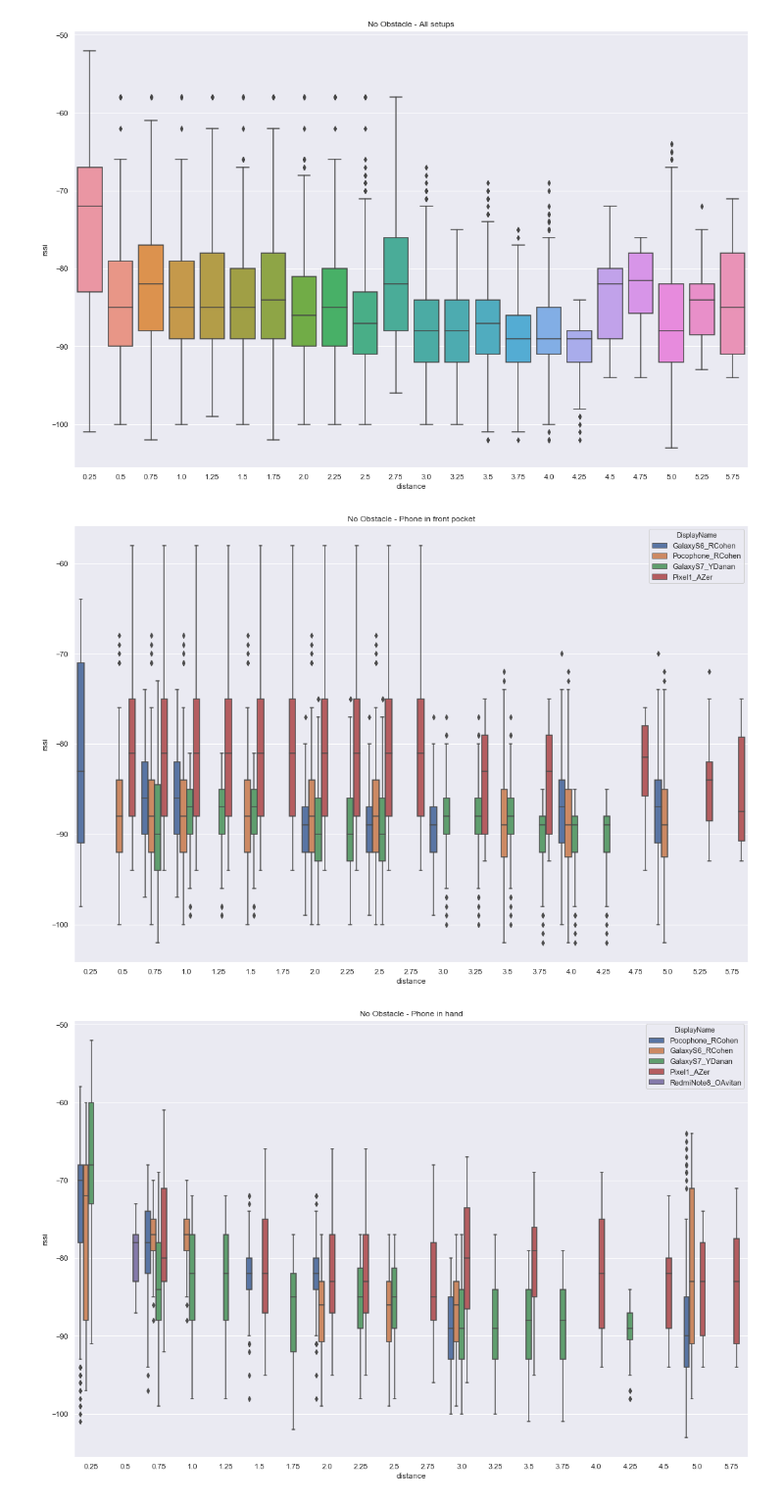
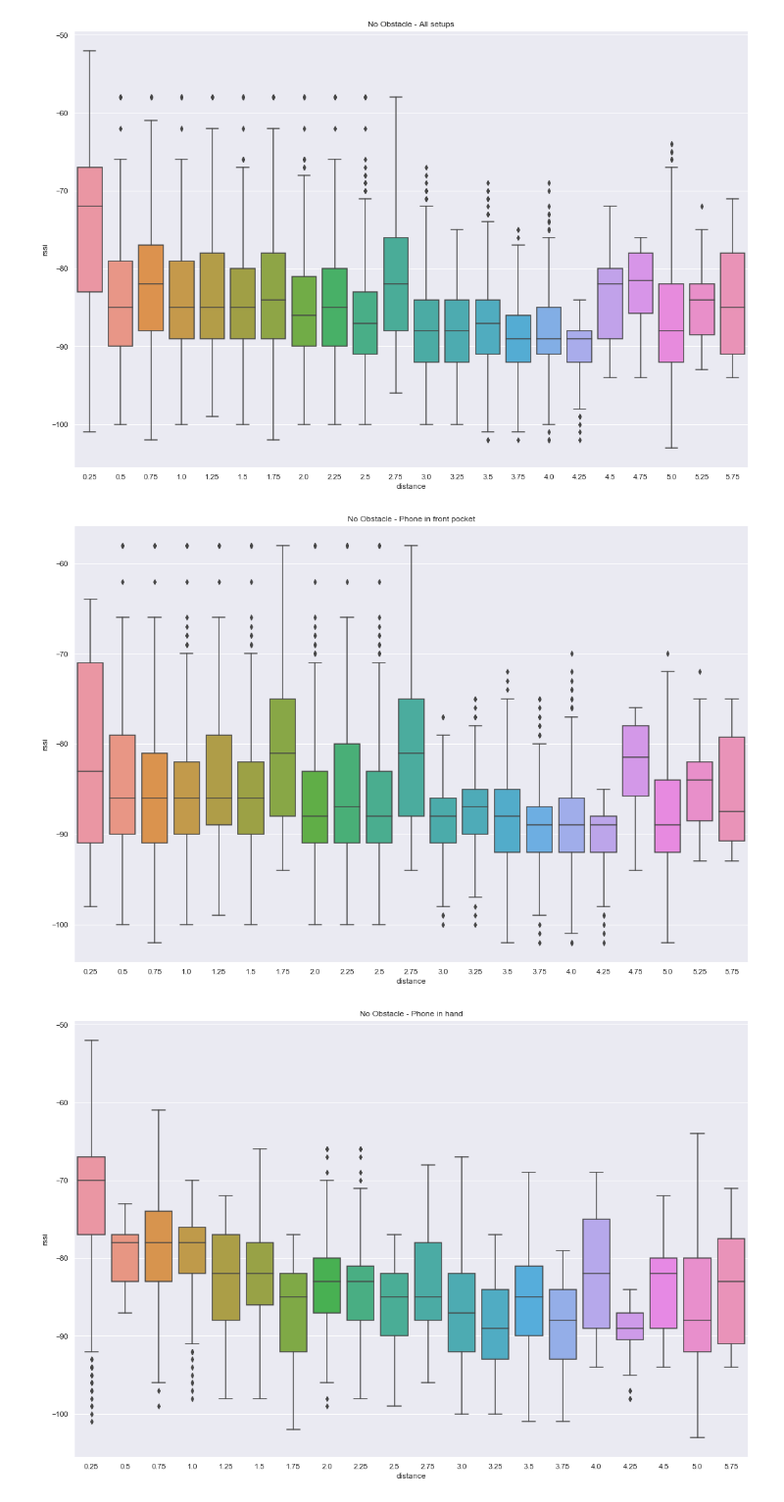
Before and after one commit to CylocTeam/BluetoothGeoClustering, a Jupyter notebook: BluetoothGeoClustering_python/DataAnalysis.ipynb, the cells around one changed output. Shown at 98% size. Cells and saved outputs as stored; diff of their text form; code cells hidden in the pictures.

Commit message:
add plots

```diff
--- a/BluetoothGeoClustering_python/DataAnalysis.ipynb
+++ b/BluetoothGeoClustering_python/DataAnalysis.ipynb
@@ -34,10 +34,13 @@ pd.unique(show_measurements.setup)
 # %%
 for setup in pd.unique(show_measurements.setup):
     setup_measurements = show_measurements.where(show_measurements.setup == setup)
     title_str = str(obstacle) + " - " + str(setup)
     plt.figure()
-    sns.boxplot(x=np.round(setup_measurements["distance"]*4)/4, y=setup_measurements["rssi"], hue =setup_measurements["DisplayName"]) .set_title(title_str)
+#     color by display name
+#     sns.boxplot(x=np.round(setup_measurements["distance"]*4)/4, y=setup_measurements["rssi"], hue =setup_measurements["DisplayName"]) .set_title(title_str)
+#     all devices united
+    sns.boxplot(x=np.round(setup_measurements["distance"]*4)/4, y=setup_measurements["rssi"]) .set_title(title_str)
     plt.show()
 # %% [output]
-[figure, old version]
+[figure, new version]
-[figure, old version]
+[figure, new version]
```
Also changed, not shown: parts of 3 cells of this notebook.
